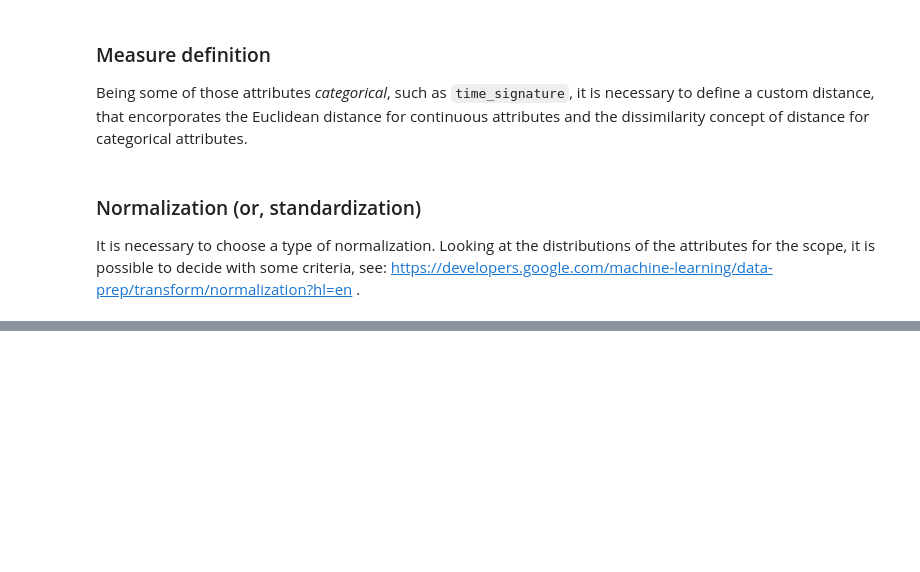
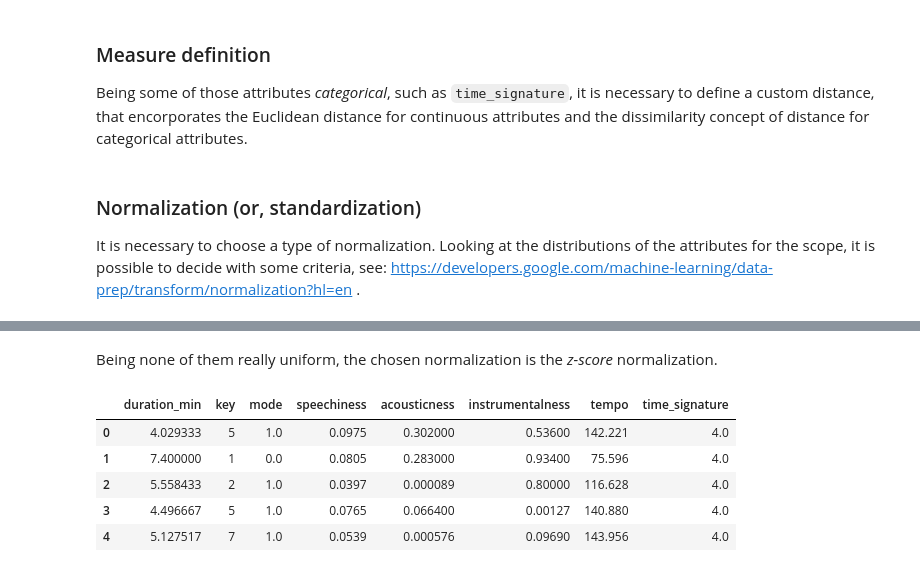
Before and after one commit to chiaratomaiuolo/Data_Mining_project, a Jupyter notebook: clustering_first_attempt1.ipynb, the cells around one changed output, grey strips where cells are left out. Cells and saved outputs as stored; diff of their text form; code cells hidden in the pictures; blank space fills up the shorter version.

```diff
--- a/clustering_first_attempt1.ipynb
+++ b/clustering_first_attempt1.ipynb
@@ -146,0 +157,15 @@ plt.show()
+# %% [markdown]
+Being none of them really uniform, the chosen normalization is the _z-score_ normalization.
+# %%
+X = dfc.values
+y = np.array(df['genre'])
+y_map = genre_map
+#y_mapped = pd.DataFrame(y).iloc[:,0].map(y_map)
+dfc.head()
+# %% [output]
+|  | duration_min | key | mode | speechiness | acousticness | instrumentalness | tempo | time_signature |
+| 0 | 4.029333 | 5 | 1.0 | 0.0975 | 0.302000 | 0.53600 | 142.221 | 4.0 |
+| 1 | 7.400000 | 1 | 0.0 | 0.0805 | 0.283000 | 0.93400 | 75.596 | 4.0 |
+| 2 | 5.558433 | 2 | 1.0 | 0.0397 | 0.000089 | 0.80000 | 116.628 | 4.0 |
+| 3 | 4.496667 | 5 | 1.0 | 0.0765 | 0.066400 | 0.00127 | 140.880 | 4.0 |
+| 4 | 5.127517 | 7 | 1.0 | 0.0539 | 0.000576 | 0.09690 | 143.956 | 4.0 |
```
Also changed, not shown: parts of 11 cells of this notebook.
